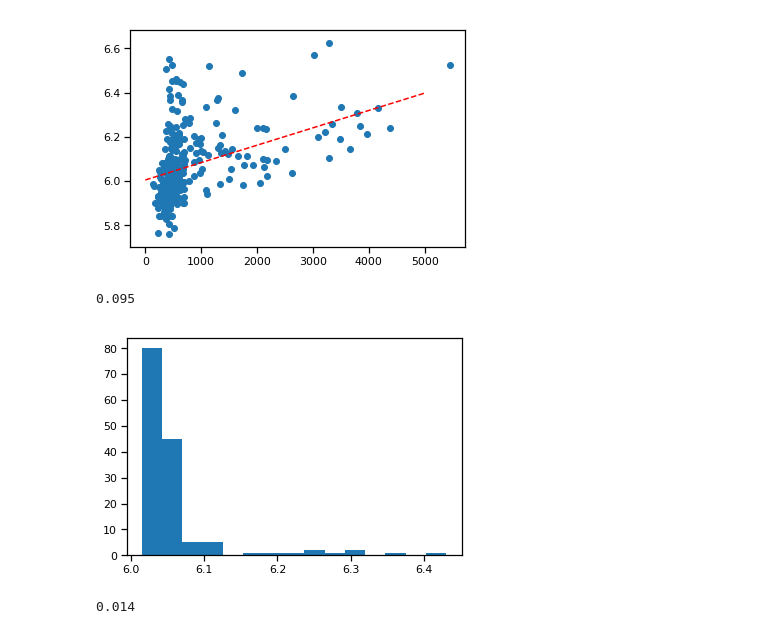
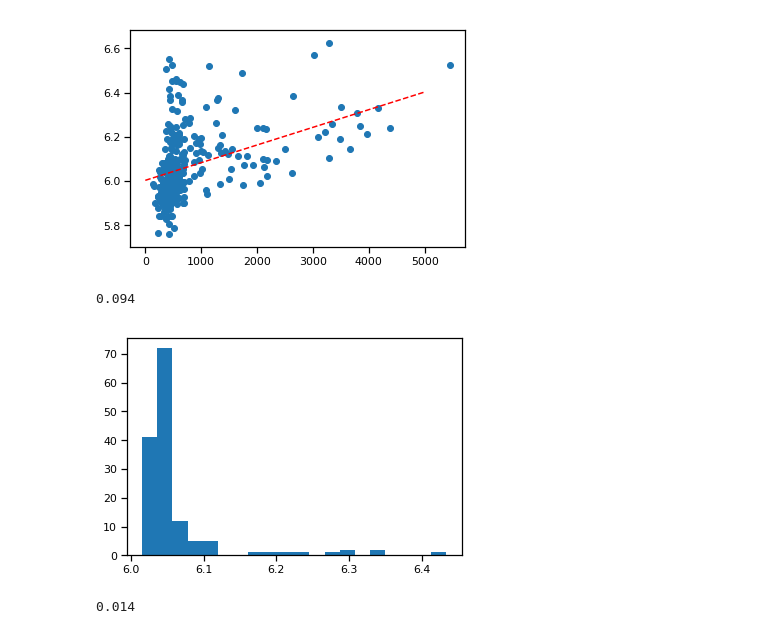
Before and after one commit to cthai721/bda-project, a Jupyter notebook: NYC Public Schools.ipynb, the cells around one changed output. Saved outputs shown, nothing was run; the diff lists cells and outputs as text; code cells hidden in the pictures.

```diff
--- a/NYC Public Schools.ipynb
+++ b/NYC Public Schools.ipynb
@@ -253,7 +239,7 @@ from sklearn.metrics import mean_squared_error as MSE
 # %%
 np.random.seed(100)
 # %%
-score = pd.read_csv('NYC Public Schools/scores.csv', index_col=0, header = 0)
+score = pd.read_csv('scores.csv', index_col=0, header = 0)
 score.head()
 # %% [output]
 |  | School Name | Borough | Building Code | Street Address | City | State | Zip Code | Latitude | ... |
@@ -503,11 +498,11 @@ plt.show()
 # %%
 #Comparing y_pred with y_test
 y_pred = np.mean(pooled_sample["y_pred_test"], axis=0)
-plt.hist(y_pred, bins = 15)
+plt.hist(y_pred, bins = 20)
 round(MAE(Y_test, y_pred),3)
 # %% [output]
-0.095
+0.094
-[figure, old version]
+[figure, new version]
 # %%
 round(MSE(Y_test, y_pred),3)
 # %% [output]
```
Also changed, not shown: parts of 28 cells of this notebook.
